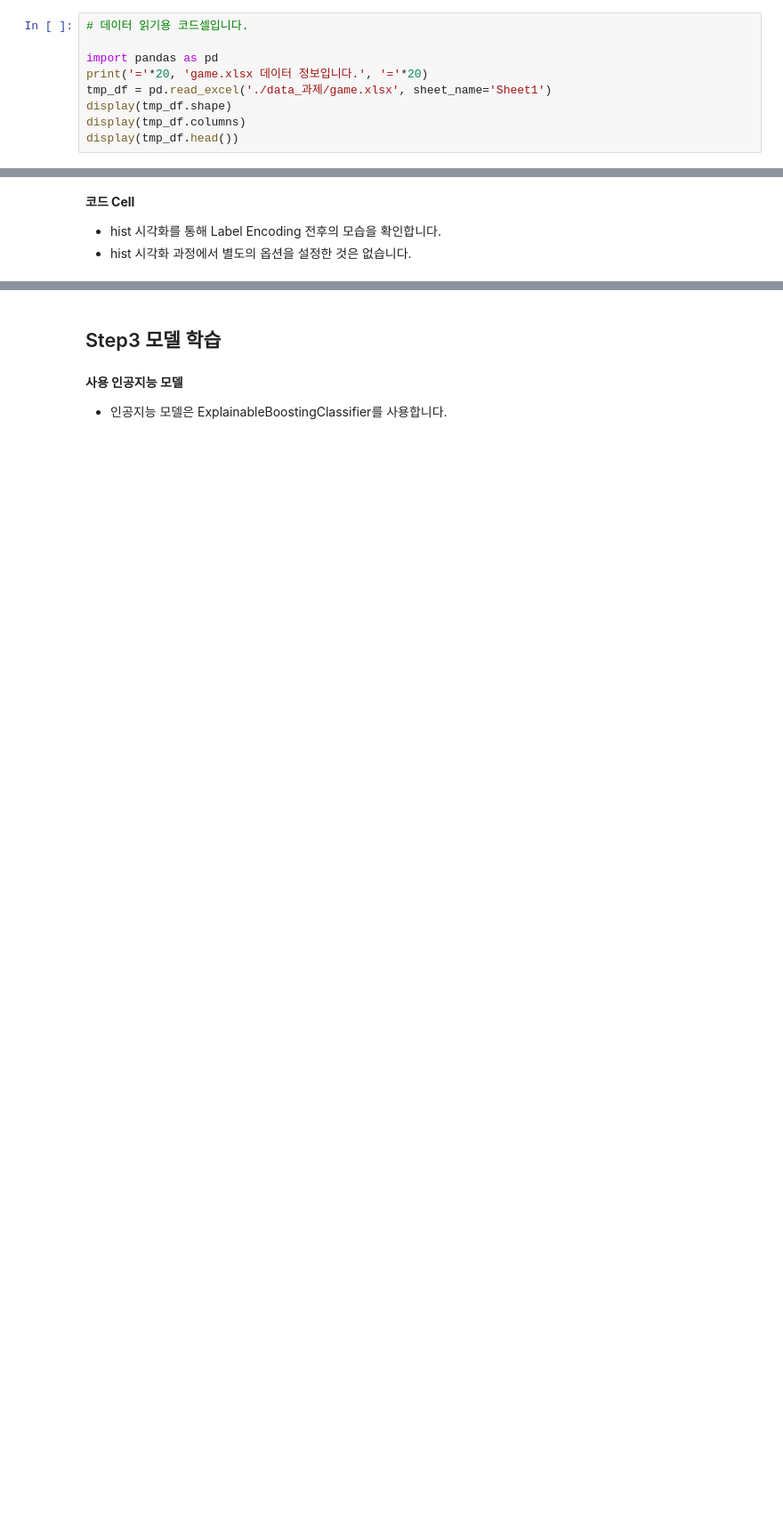
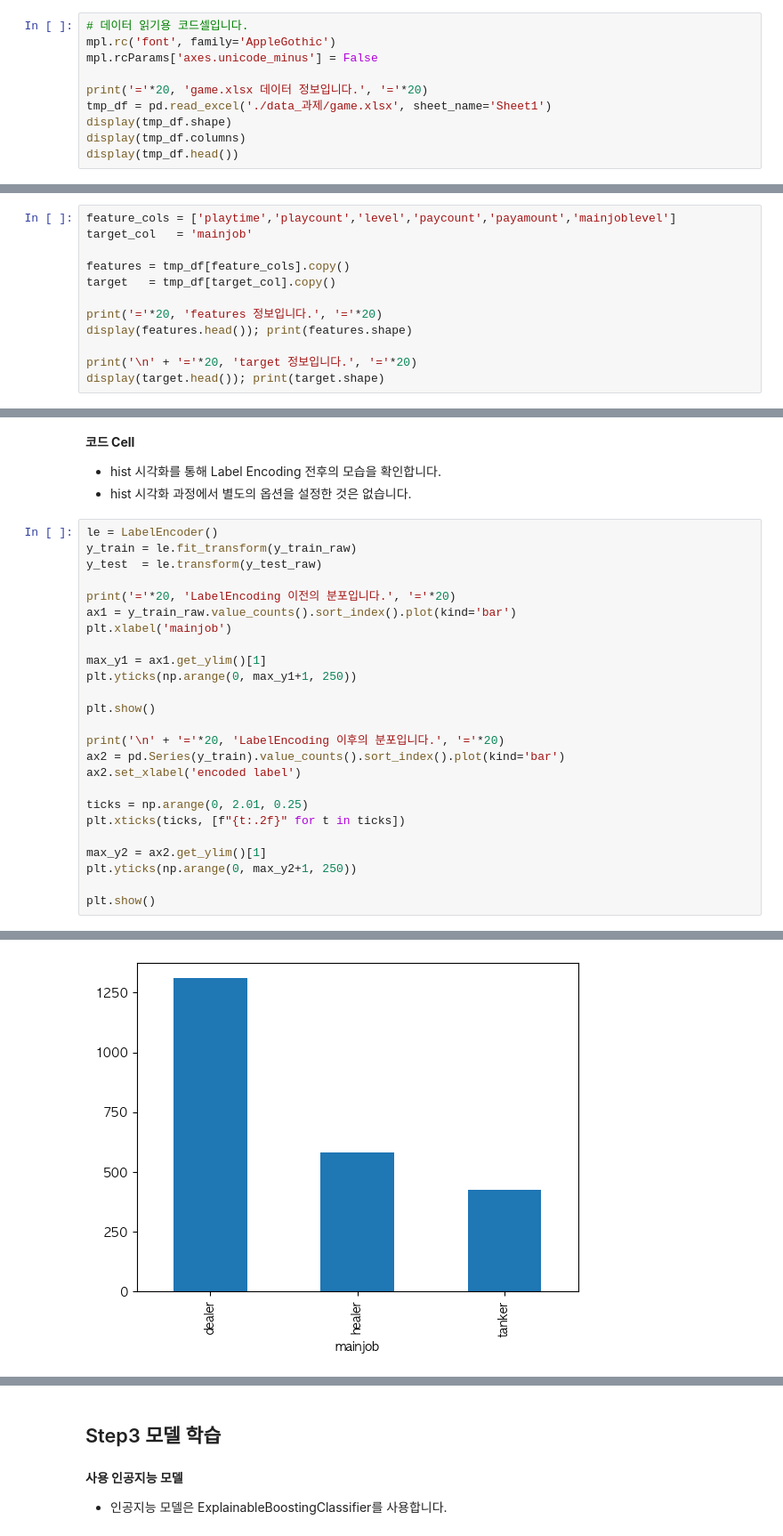
Before and after one commit to ywlim1000/week10-assignment, a Jupyter notebook: main.ipynb, the cells around one changed output, grey strips where cells are left out. Shown: that part at 89% size. Cells and saved outputs as stored; diff of their text form; blank space fills up the shorter version.

```diff
--- a/main.ipynb
+++ b/main.ipynb
@@ -423,7 +433,8 @@ display(tmp_df.head(20))
 # %%
 # 데이터 읽기용 코드셀입니다.
+mpl.rc('font', family='AppleGothic')
+mpl.rcParams['axes.unicode_minus'] = False
 
-import pandas as pd
 print('='*20, 'game.xlsx 데이터 정보입니다.', '='*20)
 tmp_df = pd.read_excel('./data_과제/game.xlsx', sheet_name='Sheet1')
 display(tmp_df.shape)
@@ -443,3 +464,15 @@ display(tmp_df.head())
 <b>코드 Cell</b>
 - features와 target 데이터를 train_test_split을 통해 분리합니다.
 - test_size = 0.2로 설정하고 random_state = 42로 설정합니다.
+# %%
+feature_cols = ['playtime','playcount','level','paycount','payamount','mainjoblevel']
+target_col   = 'mainjob'
+
+features = tmp_df[feature_cols].copy()
+target   = tmp_df[target_col].copy()
+
+print('='*20, 'features 정보입니다.', '='*20)
+display(features.head()); print(features.shape)
+
+print('\n' + '='*20, 'target 정보입니다.', '='*20)
+display(target.head()); print(target.shape)
@@ -452,3 +547,29 @@ display(tmp_df.head())
 <b>코드 Cell</b>
 - hist 시각화를 통해 Label Encoding 전후의 모습을 확인합니다.
 - hist 시각화 과정에서 별도의 옵션을 설정한 것은 없습니다.
+# %%
+le = LabelEncoder()
+y_train = le.fit_transform(y_train_raw)
+y_test  = le.transform(y_test_raw)
+
+print('='*20, 'LabelEncoding 이전의 분포입니다.', '='*20)
+ax1 = y_train_raw.value_counts().sort_index().plot(kind='bar')
+plt.xlabel('mainjob')
+
+max_y1 = ax1.get_ylim()[1]
+plt.yticks(np.arange(0, max_y1+1, 250))
+
+plt.show()
+
+print('\n' + '='*20, 'LabelEncoding 이후의 분포입니다.', '='*20)
+ax2 = pd.Series(y_train).value_counts().sort_index().plot(kind='bar')
+ax2.set_xlabel('encoded label')
+
+ticks = np.arange(0, 2.01, 0.25)
+plt.xticks(ticks, [f"{t:.2f}" for t in ticks])
+
+max_y2 = ax2.get_ylim()[1]
+plt.yticks(np.arange(0, max_y2+1, 250))
+
+plt.show()
+# %% [output]
@@ -454,0 +577 @@ display(tmp_df.head())
+[figure, added]
```
Also changed, not shown: parts of 9 cells of this notebook.
